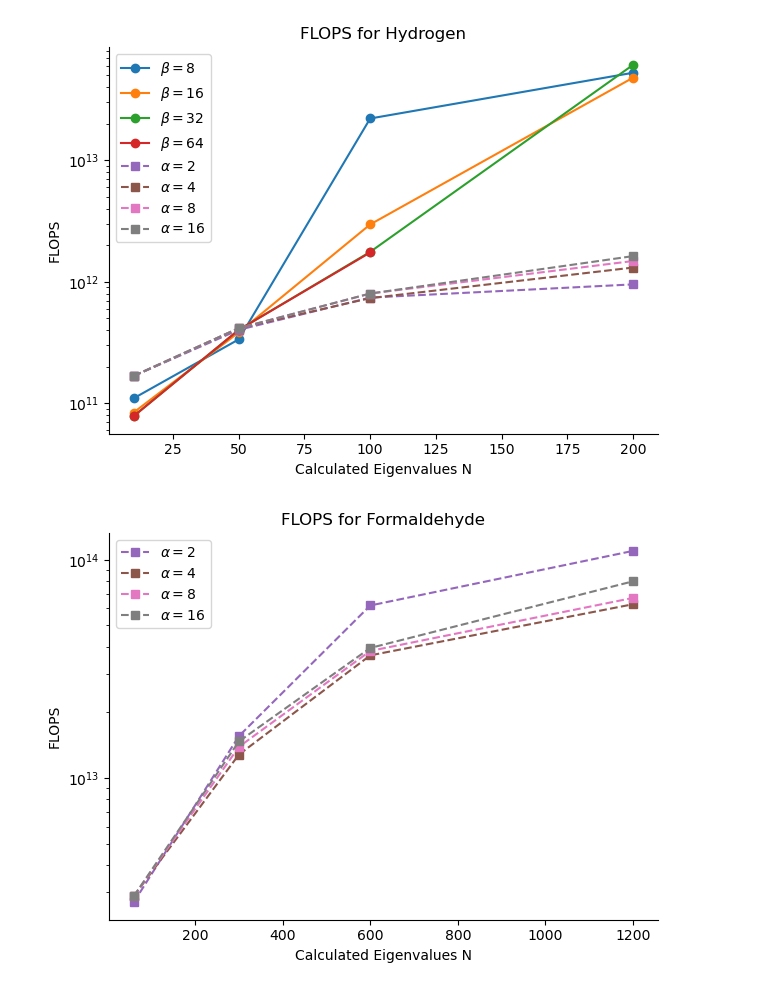
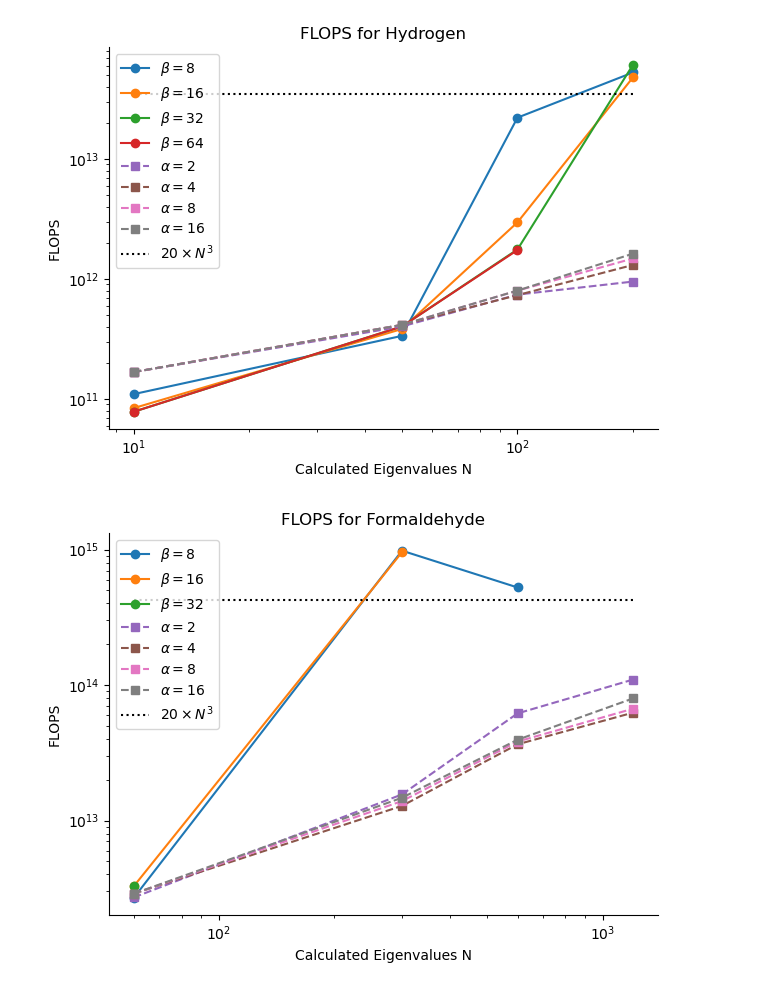
Before and after one commit to framere/Final_codes_MA, a Jupyter notebook: OFFICIAL_calculations/plot_FLOPS_off.ipynb, the cells around one changed output. Saved outputs shown, nothing was run; the diff lists cells and outputs as text; code cells hidden in the pictures.

```diff
--- a/OFFICIAL_calculations/plot_FLOPS_off.ipynb
+++ b/OFFICIAL_calculations/plot_FLOPS_off.ipynb
@@ -21,8 +21,8 @@ FLOPS_H2_defl_8 = np.array([167478091008, 414433586036, 799928715032, 1481314378
 FLOPS_H2_defl_16 = np.array([167478091008, 414433586036, 799928715032, 1625853825168])
 
 # ============================= Plotting =============================
-sns.color_palette("tab10")
-
+colors = sns.color_palette("tab10")
+upper_bound = 20*(11994)**3
 
 plt.figure()
 
@@ -35,8 +35,10 @@ plt.plot(H_H2, FLOPS_H2_defl_2, 's--', label=r'$\alpha = 2$', color=colors[4])
 plt.plot(H_H2, FLOPS_H2_defl_4, 's--', label=r'$\alpha = 4$', color=colors[5])
 plt.plot(H_H2, FLOPS_H2_defl_8, 's--', label=r'$\alpha = 8$', color=colors[6])
 plt.plot(H_H2, FLOPS_H2_defl_16, 's--', label=r'$\alpha = 16$', color=colors[7])
+plt.hlines(upper_bound, H_H2[0], H_H2[-1], linestyles='dotted', color='black', label=r'$20 \times N^3$')
 
-# plt.xscale('log')
+plt.xscale('log')
+plt.yscale('log')
 plt.yscale('log')
 plt.xlabel('Calculated Eigenvalues N')
 plt.ylabel('FLOPS')
@@ -45,38 +47,50 @@ plt.legend()
 sns.despine()
 plt.tight_layout()
 # %% [output]
-[figure, old version]
+[figure, new version]
 # %%
 # ============================= Formaldehyde =============================
 FLOPS_CH20_defl_2 = np.array([2706324014080, 15583517369716, 61741380204386, 109772288570096])
 FLOPS_CH20_defl_4 = np.array([2883339269596, 12823118998260, 36500555498988, 62553023011442])
 FLOPS_CH20_defl_8 = np.array([2883339269596, 13910988615604, 38241196057253, 66867528705435])
 FLOPS_CH20_defl_16 = np.array([2883339269596, 14727580399968, 39459025498251, 79660078819960])
 
 
 # WAIT FOR THE RESULTS OF SLURM 24657
+flops = [
+    2689417589820,
+    981390572940000,
+    525264124245000,
+    3274121567220,
+    956772078111900,
+    3274121567220
+]
 
-FLOPS_CH20_block_8 = np.array([])
-FLOPS_CH20_block_16 = np.array([])
-FLOPS_CH20_block_32 = np.array([])
+FLOPS_CH20_block_8 = np.array([flops[0:3]])
+FLOPS_CH20_block_16 = np.array([flops[3:5]])
+FLOPS_CH20_block_32 = np.array([flops[5]])
 FLOPS_CH20_block_64 = np.array([])
 
+upper_bound = 20*(27643)**3
+
 plt.figure()
-# plt.plot(H_CH20, FLOPS_CH20_block_8, 'o-', label=r'$\beta = 8$', color=colors[0])
-# plt.plot(H_CH20, FLOPS_CH20_block_16, 'o-', label=r'$\beta = 16$', color=colors[1])
-# plt.plot(H_CH20, FLOPS_CH20_block_32, 'o-', label=r'$\beta = 32$', color=colors[2])
+plt.plot([H_CH20[:3]][0], FLOPS_CH20_block_8[0], 'o-', label=r'$\beta = 8$', color=colors[0])
+plt.plot([H_CH20[:2]][0], FLOPS_CH20_block_16[0], 'o-', label=r'$\beta = 16$', color=colors[1])
+plt.plot([H_CH20[0]][0], FLOPS_CH20_block_32[0], 'o-', label=r'$\beta = 32$', color=colors[2])
 # plt.plot(H_CH20[:3], FLOPS_CH20_block_64, 'o-', label=r'$\beta = 64$', color=colors[3])
 plt.plot(H_CH20, FLOPS_CH20_defl_2, 's--', label=r'$\alpha = 2$', color=colors[4])
 plt.plot(H_CH20, FLOPS_CH20_defl_4, 's--', label=r'$\alpha = 4$', color=colors[5])
 plt.plot(H_CH20, FLOPS_CH20_defl_8, 's--', label=r'$\alpha = 8$', color=colors[6])
 plt.plot(H_CH20, FLOPS_CH20_defl_16, 's--', label=r'$\alpha = 16$', color=colors[7])
-# plt.xscale('log')
+plt.hlines(upper_bound, H_CH20[0], H_CH20[-1], linestyles='dotted', color='black', label=r'$20 \times N^3$')
+
+plt.xscale('log')
 plt.yscale('log')
 plt.xlabel('Calculated Eigenvalues N')
 plt.ylabel('FLOPS')
 plt.title('FLOPS for Formaldehyde')
 plt.legend()
 sns.despine()
 plt.tight_layout()
 # %% [output]
-[figure, old version]
+[figure, new version]
```
Also changed, not shown: 1 other file.
